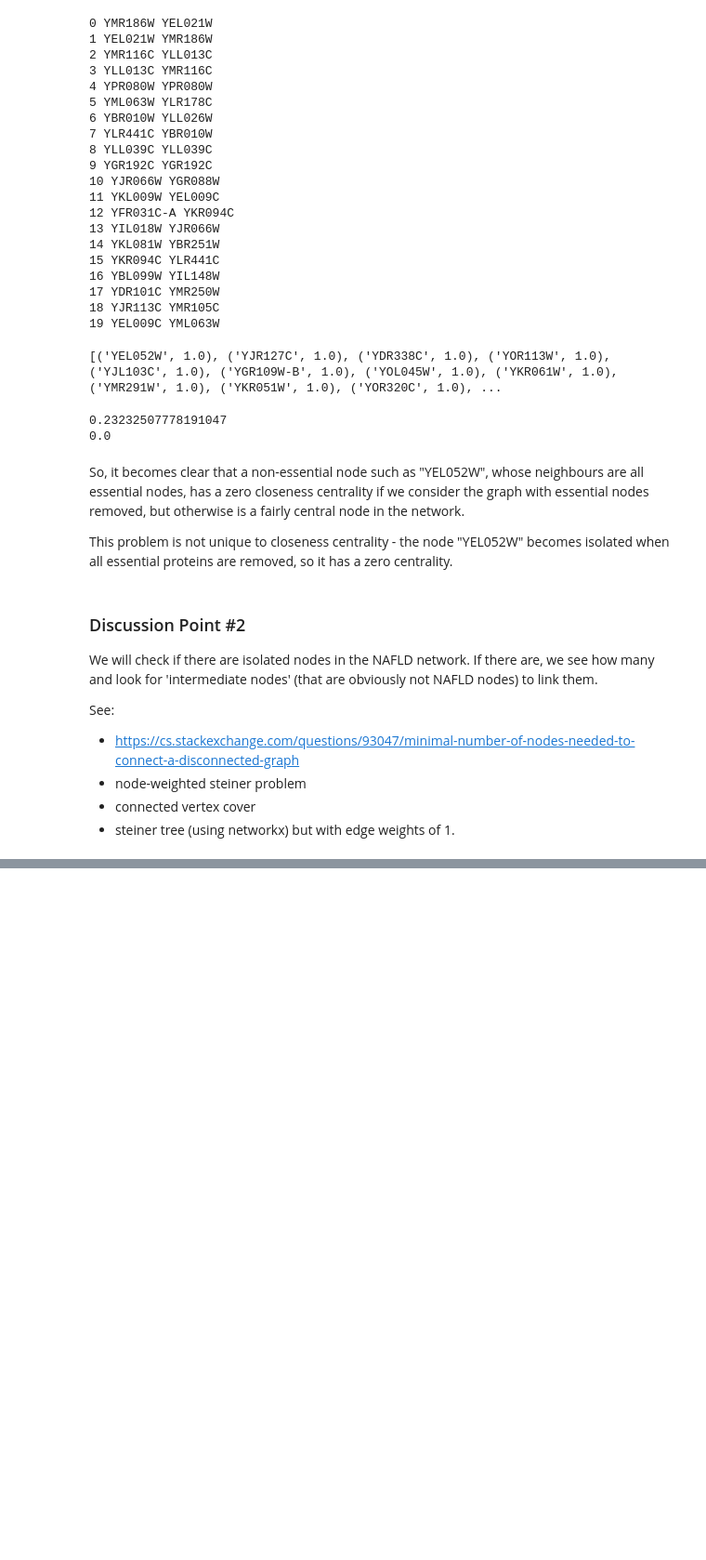
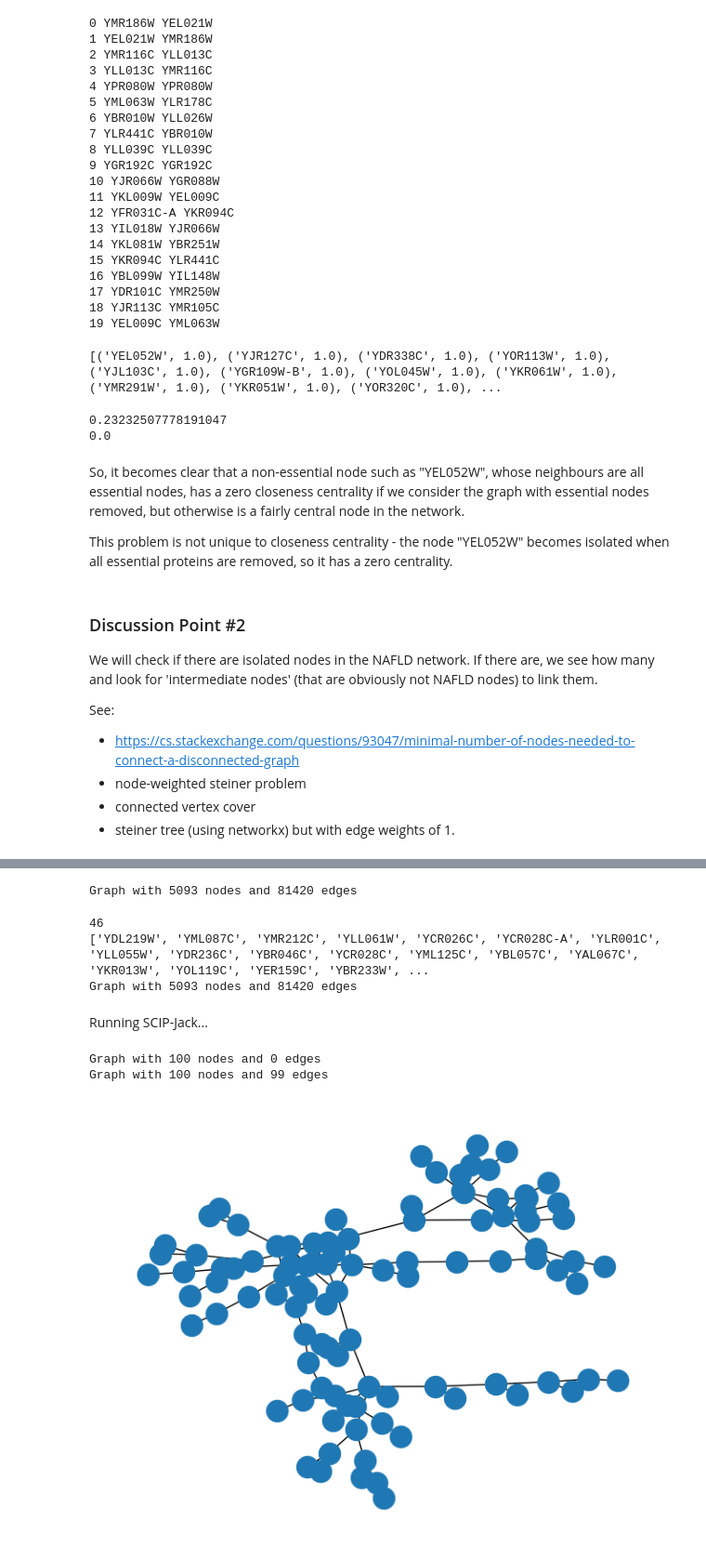
Before and after one commit to Amoolaa/math-bcmb3888, a Jupyter notebook: actual/testing.ipynb, the cells around one changed output, grey strips where cells are left out. Shown: that part at 93% size. Drawn from its saved outputs; the diff is of its cells as text; code cells hidden in the pictures; blank space fills up the shorter version.

```diff
--- a/actual/testing.ipynb
+++ b/actual/testing.ipynb
@@ -127,4 +127,8 @@ H = G.copy()
 for (u, v, d) in H.edges().data():
   d['weight'] = 1
 # %%
+for node in homologs:
+  if node not in nx.isolates(NAFLD) and node in H.nodes():
+    H.remove_node(node)
+
 GC = H.subgraph(max(nx.connected_components(H), key=len)).copy()
@@ -157,0 +135,18 @@ KeyboardInterrupt:
+# %%
+print(GC)
+# %% [output]
+Graph with 5093 nodes and 81420 edges
+# %%
+isolated = []
+
+for node in list(nx.isolates(NAFLD)):
+  if node in GC.nodes():
+    isolated.append(node)
+
+print(len(isolated))
+print(isolated)
+print(GC)
+# %% [output]
+46
+['YDL219W', 'YML087C', 'YMR212C', 'YLL061W', 'YCR026C', 'YCR028C-A', 'YLR001C', 'YLL055W', 'YDR236C', 'YBR046C', 'YCR028C', 'YML125C', 'YBL057C', 'YAL067C', 'YKR013W', 'YOL119C', 'YER159C', 'YBR233W', ...
+Graph with 5093 nodes and 81420 edges
@@ -157,0 +197,43 @@ KeyboardInterrupt:
+# %% [markdown]
+Running SCIP-Jack...
+# %%
+# Creating spanning tree
+ST = nx.Graph()
+
+f = open("NAFLD_graph.stplog")
+
+l = f.readlines()
+
+# Moving to final solution section
+i = l.index("SECTION Finalsolution\n")
+
+# Finding number of vertices
+n = int(l[i + 1].split(" ")[1])
+
+# Moving pointer down to start of vertices
+i += 2
+nodes = list(GC.nodes())
+
+for j in range(0, n):
+  node = int(l[i + j].split(" ")[1])
+  ST.add_node(nodes[node - 1])
+
+print(ST)
+
+# Since this is a tree, there will be n - 1 edges
+
+i += 101
+for j in range(0, n-1):
+  u, v = int(l[i + j].split(" ")[1]), int(l[i + j].split(" ")[2])
+  ST.add_edge(nodes[u - 1], nodes[v - 1], weight = 1)
+
+print(ST)
+
+f.close()
+# %% [output]
+Graph with 100 nodes and 0 edges
+Graph with 100 nodes and 99 edges
+# %%
+nx.draw(ST)
+# %% [output]
+[figure, added]
```
Also changed, not shown: parts of 5 cells of this notebook, 5 other files.
